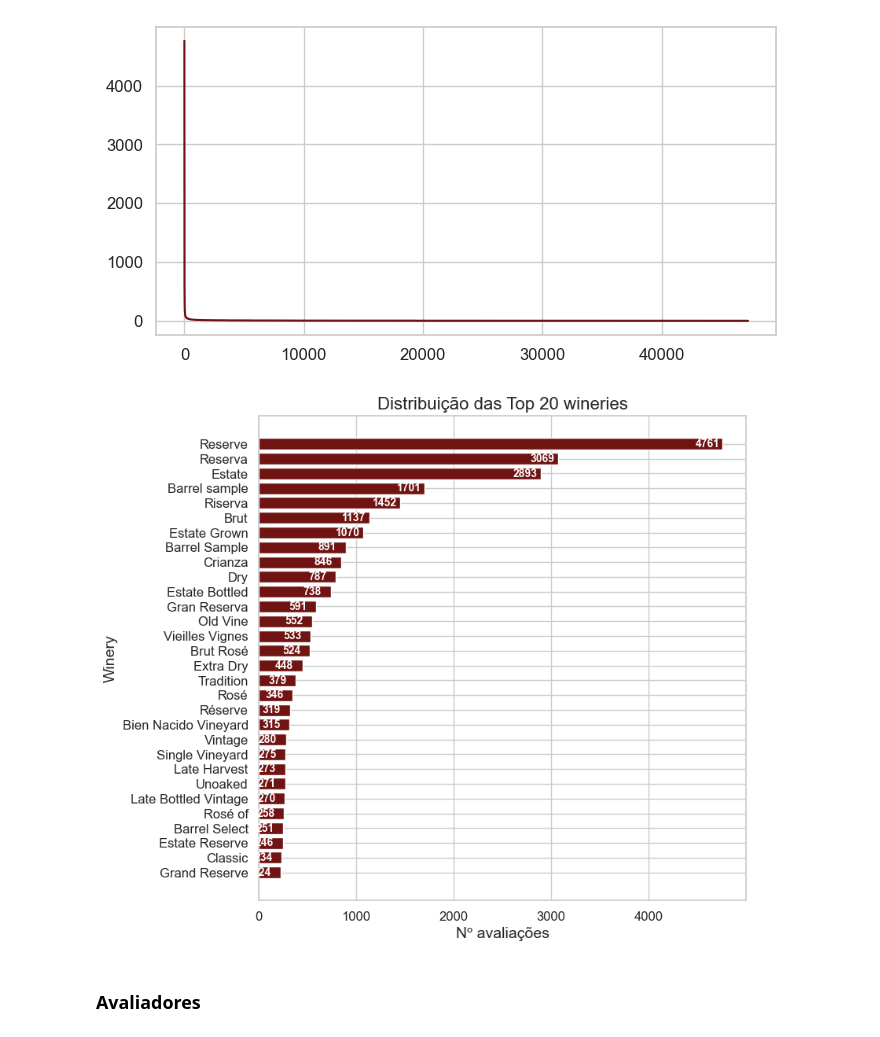
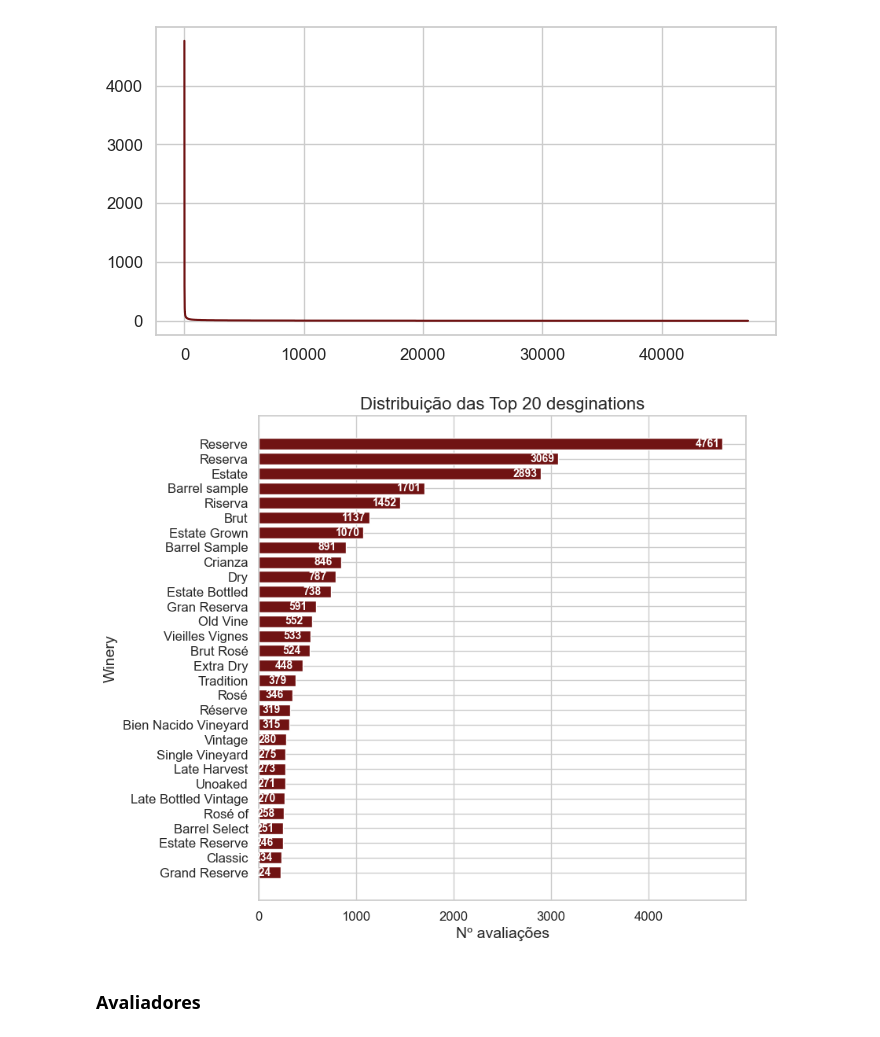
Before and after one commit to jvlopesdp/wine_recommendation, a Jupyter notebook: notebooks/2023 09 08 _Data exploratory.ipynb, the cells around one changed output. Cells and saved outputs as stored; diff of their text form; code cells hidden in the pictures.

```diff
--- a/notebooks/2023 09 08 _Data exploratory.ipynb
+++ b/notebooks/2023 09 08 _Data exploratory.ipynb
@@ -511,21 +511,21 @@ plt.show()
 # %%
 fig, ax = plt.subplots(figsize=(8, 8))
 
 x = designation['designation'].values[0:30]
 y = designation['count'].values[0:30]
 
 bars = ax.barh(x, y, color='#701313')
 
-ax.set_title(f'Distribuição das Top 20 wineries')
+ax.set_title(f'Distribuição das Top 20 desginations')
 ax.set_ylabel('Winery')
 ax.set_xlabel('Nº avaliações')
 ax.invert_yaxis()
 
 ax.bar_label(bars , y, padding=-25, fontsize=10, color='white', fontweight='bold', label_type='edge')
 
 plt.show()
 # %% [output]
-[figure, old version]
+[figure, new version]
 # %% [markdown]
 ### Avaliadores
 # %%
```
Also changed, not shown: parts of 7 cells of this notebook.
